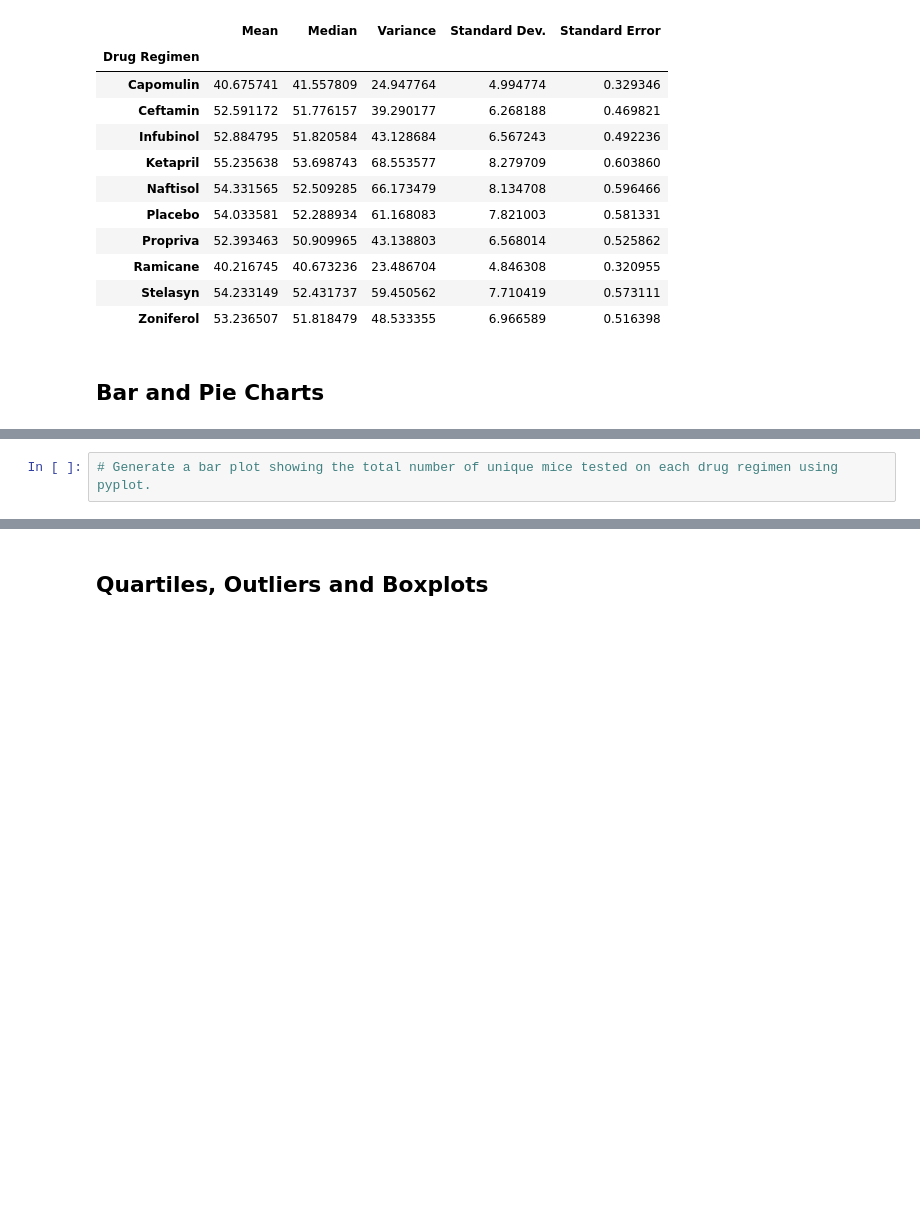
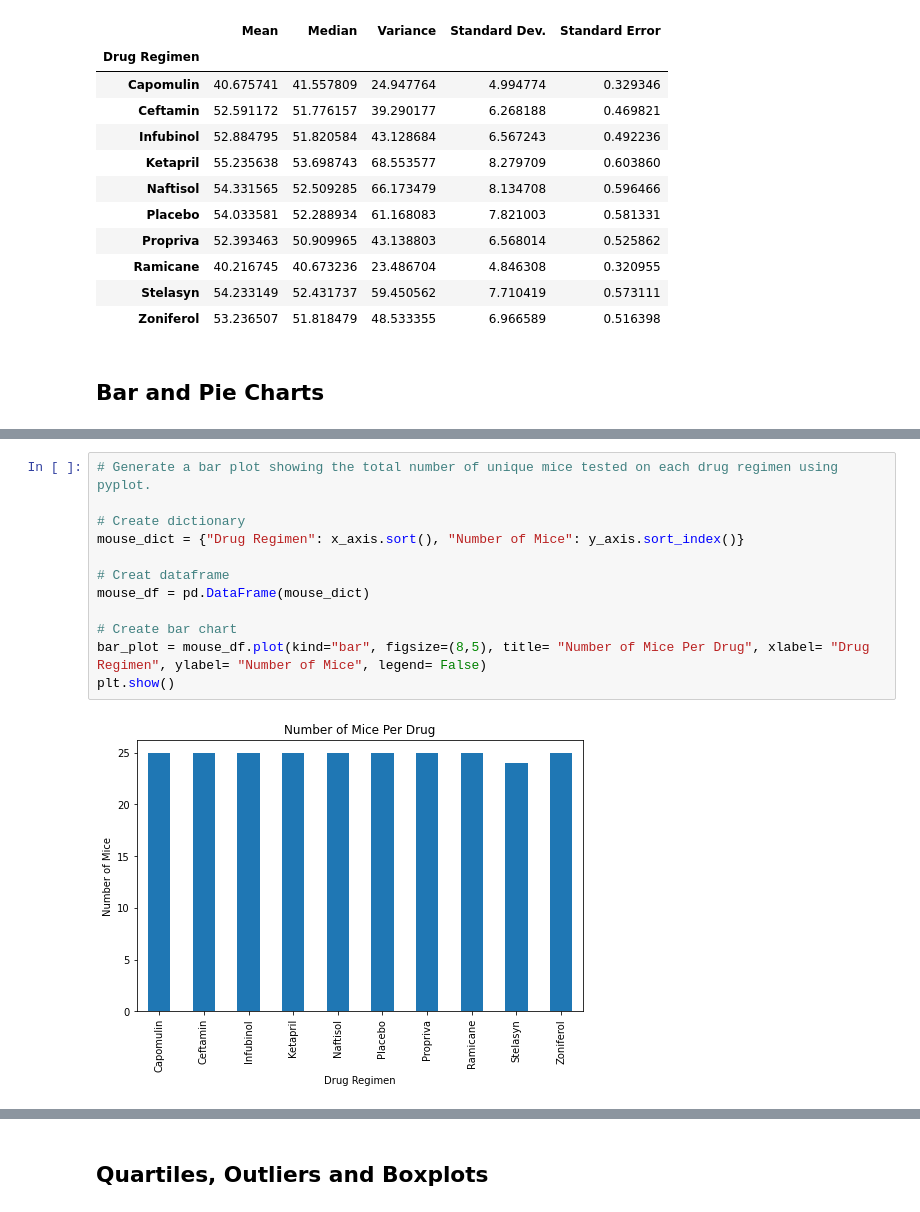
Before and after one commit to gotzx015/Matplotlib-Challenge, a Jupyter notebook: Pymaceuticals/main.ipynb, the cells around one changed output, grey strips where cells are left out. Cells and saved outputs as stored; diff of their text form; blank space fills up the shorter version.

```diff
--- a/Pymaceuticals/main.ipynb
+++ b/Pymaceuticals/main.ipynb
@@ -142,2 +164,14 @@ tumor_agg
 # %%
 # Generate a bar plot showing the total number of unique mice tested on each drug regimen using pyplot.
+
+# Create dictionary
+mouse_dict = {"Drug Regimen": x_axis.sort(), "Number of Mice": y_axis.sort_index()}
+
+# Creat dataframe
+mouse_df = pd.DataFrame(mouse_dict)
+
+# Create bar chart
+bar_plot = mouse_df.plot(kind="bar", figsize=(8,5), title= "Number of Mice Per Drug", xlabel= "Drug Regimen", ylabel= "Number of Mice", legend= False)
+plt.show()
+# %% [output]
+[figure, added]
```
Also changed, not shown: parts of 19 cells of this notebook, 4 other files.
